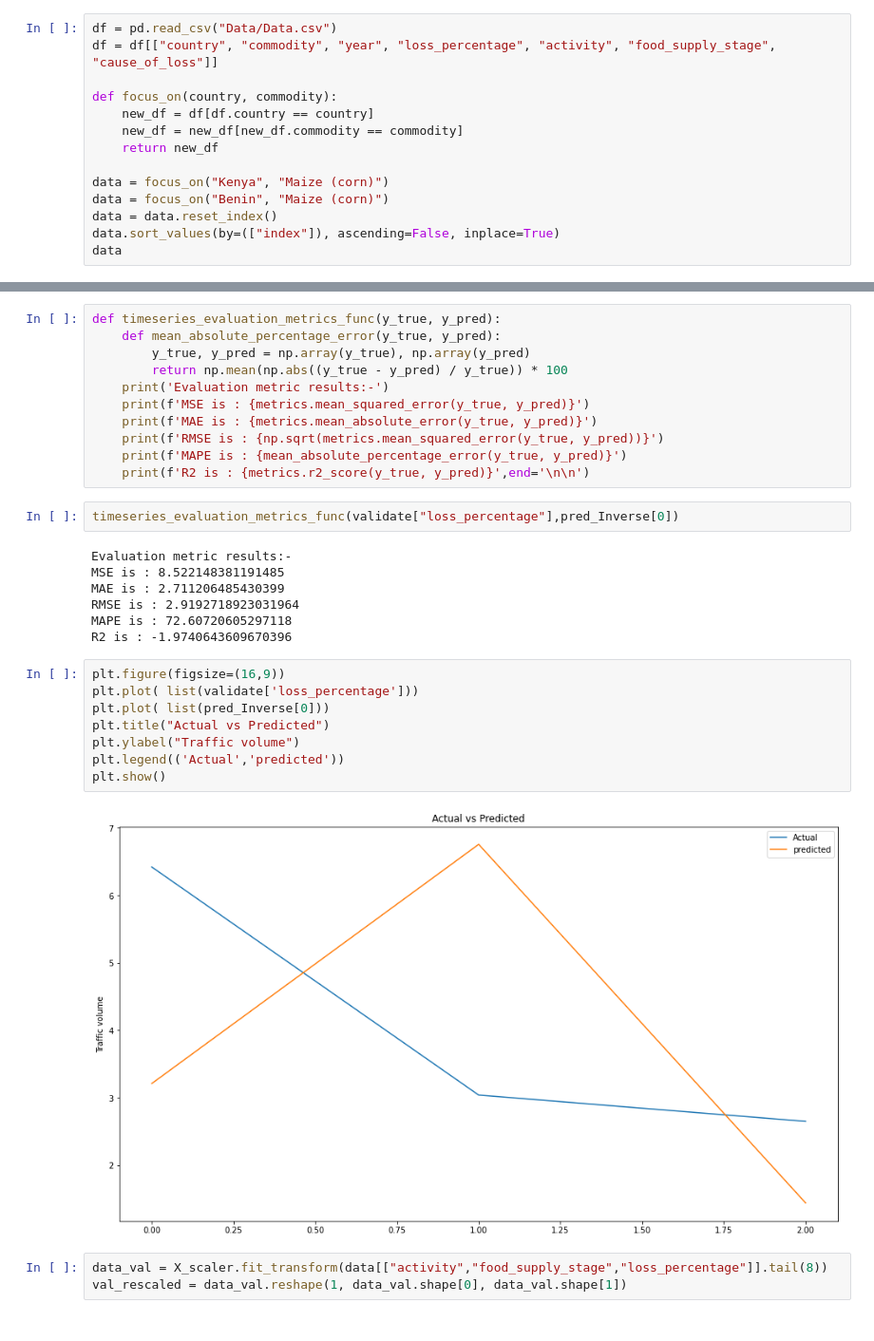
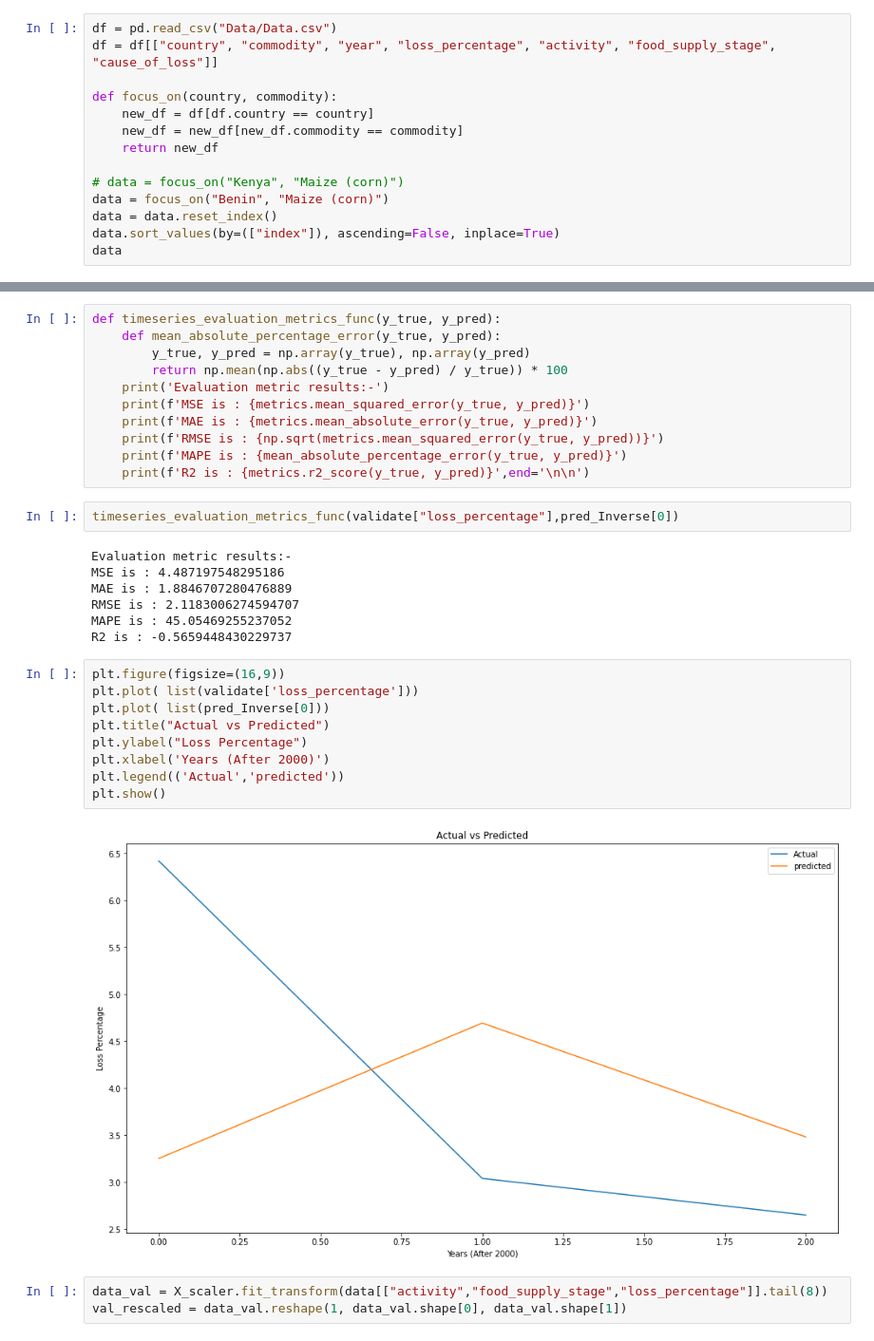
Before and after one commit to murathansygl/Food-Supply-Chain, a Jupyter notebook: lstm_v1.ipynb, the cells around one changed output, grey strips where cells are left out. Shown at 95% size. Drawn from its saved outputs; the diff is of its cells as text.

```diff
--- a/lstm_v1.ipynb
+++ b/lstm_v1.ipynb
@@ -21,7 +38,7 @@ def focus_on(country, commodity):
     new_df = new_df[new_df.commodity == commodity]
     return new_df
 
-data = focus_on("Kenya", "Maize (corn)")
+# data = focus_on("Kenya", "Maize (corn)")
 data = focus_on("Benin", "Maize (corn)")
 data = data.reset_index()
 data.sort_values(by=(["index"]), ascending=False, inplace=True)
@@ -202,21 +239,22 @@ def timeseries_evaluation_metrics_func(y_true, y_pred):
 timeseries_evaluation_metrics_func(validate["loss_percentage"],pred_Inverse[0])
 # %% [output]
 Evaluation metric results:-
-MSE is : 8.522148381191485
-MAE is : 2.711206485430399
-RMSE is : 2.9192718923031964
-MAPE is : 72.60720605297118
-R2 is : -1.9740643609670396
+MSE is : 4.487197548295186
+MAE is : 1.8846707280476889
+RMSE is : 2.1183006274594707
+MAPE is : 45.05469255237052
+R2 is : -0.5659448430229737
 # %%
 plt.figure(figsize=(16,9))
 plt.plot( list(validate['loss_percentage']))
 plt.plot( list(pred_Inverse[0]))
 plt.title("Actual vs Predicted")
-plt.ylabel("Traffic volume")
+plt.ylabel("Loss Percentage")
+plt.xlabel('Years (After 2000)')
 plt.legend(('Actual','predicted'))
 plt.show()
 # %% [output]
-[figure, old version]
+[figure, new version]
 # %%
 data_val = X_scaler.fit_transform(data[["activity","food_supply_stage","loss_percentage"]].tail(8))
 val_rescaled = data_val.reshape(1, data_val.shape[0], data_val.shape[1])
```
Also changed, not shown: parts of 16 cells of this notebook.
